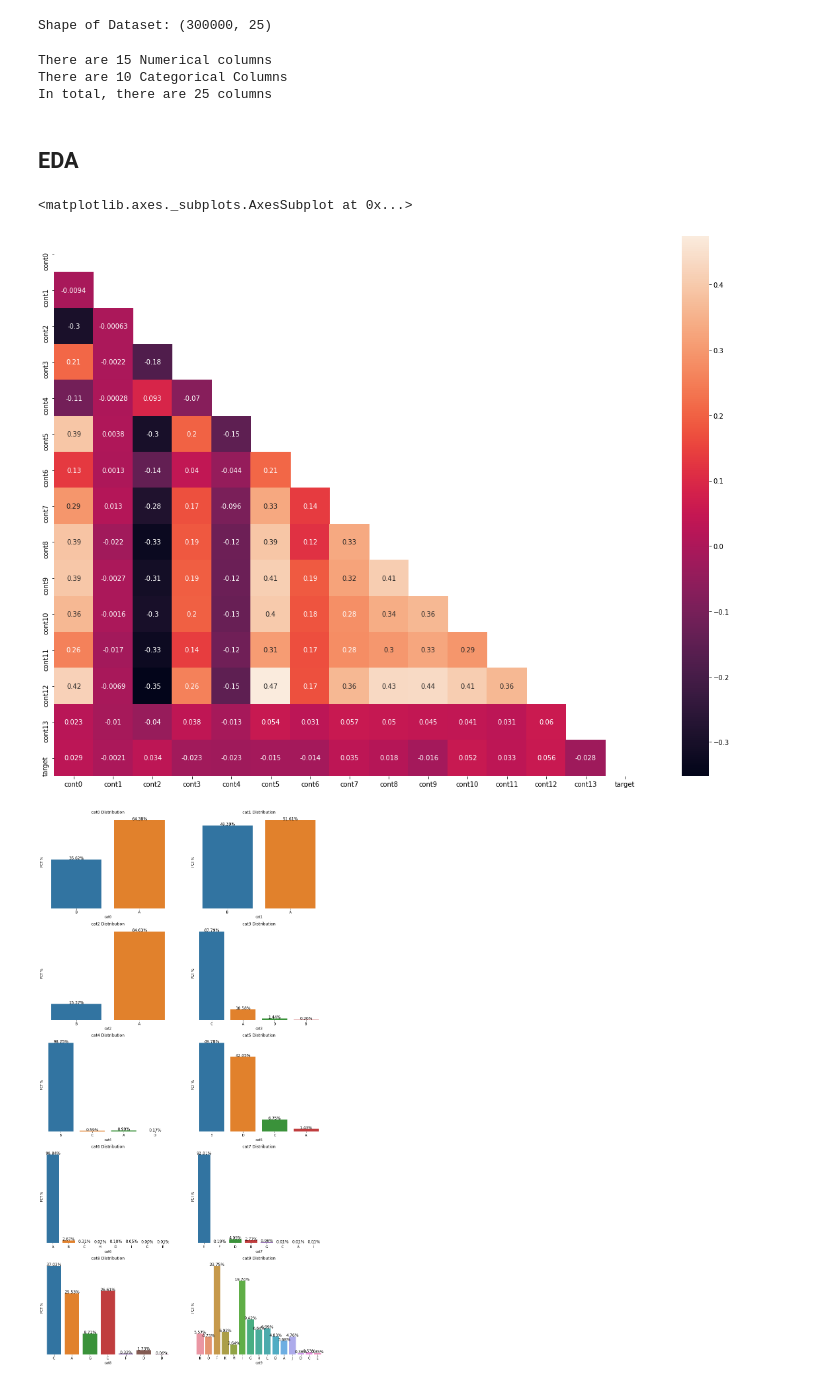
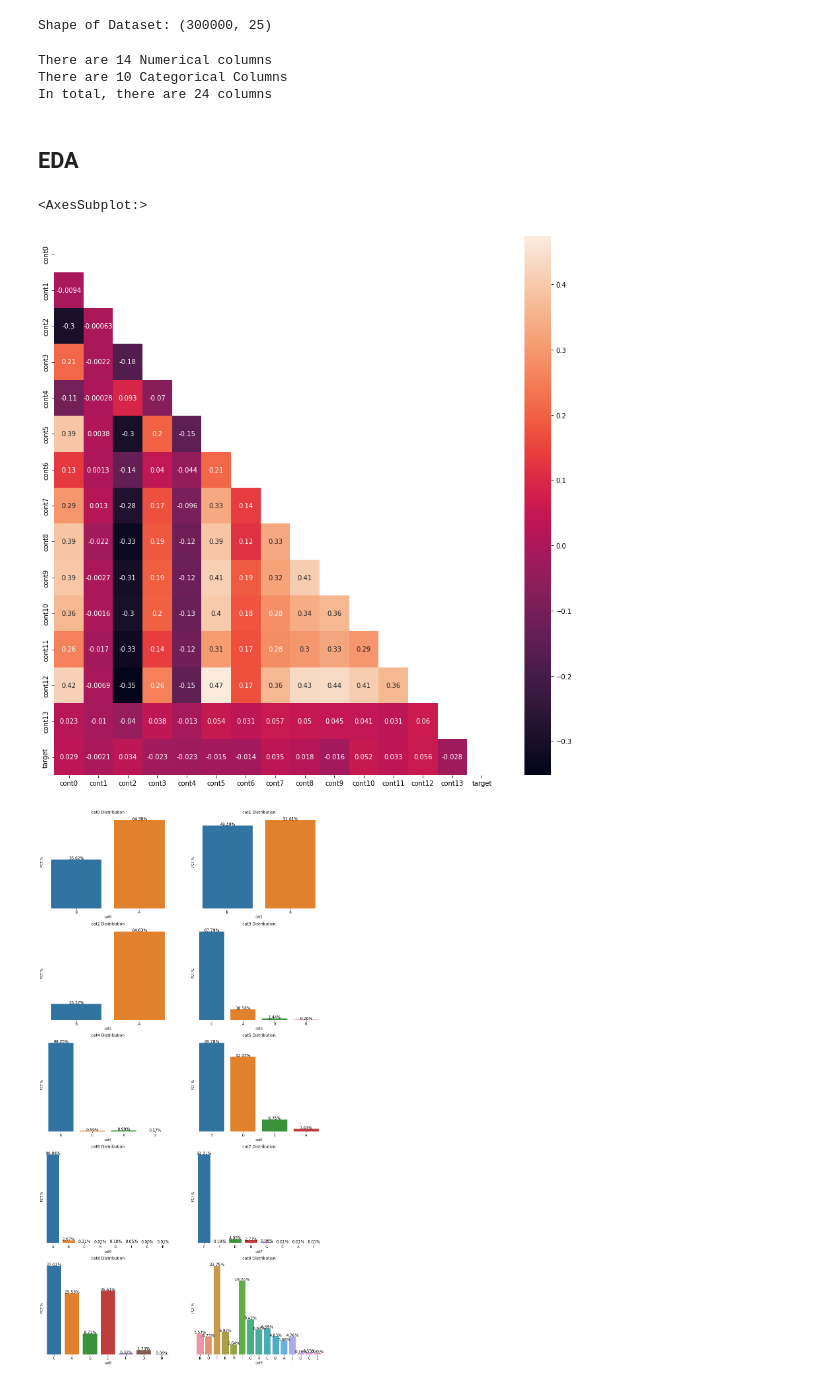
Before and after one commit to fouad89/30DaysofML-Kaggle, a Jupyter notebook: 30-days-of-ml-competition1/06_XGBoost new params.ipynb, the cells around one changed output. Saved outputs shown, nothing was run; the diff lists cells and outputs as text; code cells hidden in the pictures.

```diff
--- a/30-days-of-ml-competition1/06_XGBoost new params.ipynb
+++ b/30-days-of-ml-competition1/06_XGBoost new params.ipynb
@@ -36,9 +33,8 @@ import warnings
 warnings.simplefilter(action='ignore', category=Warning)
 # %%
 COMPETETION_PATH = "/content/drive/MyDrive/30-days-of-ml-competition1"
-TRAIN_DATA_PATH = "/content/drive/MyDrive/30-days-of-ml-competition1/data/train.csv"
-TEST_DATA_PATH = "/content/drive/MyDrive/30-days-of-ml-competition1/data/test.csv"
-OUTPUT_PATH = "/content/drive/MyDrive/30-days-of-ml-competition1/output"
+TRAIN_DATA_PATH = os.path.join("data", "train.csv")
+TEST_DATA_PATH = os.path.join("data", "test.csv")
 # %%
 def read_organise_data(train=TRAIN_DATA_PATH):
     """read the data from a path and splitting to features and target
@@ -62,26 +61,26 @@ def create_num_cols(df):
 def create_cat_cols(df):
     return [cname for cname in df.columns if (df[cname].dtypes=="object")]
 
-num_cnames = create_num_cols(df)
-cat_cnames = create_cat_cols(df)
+num_cnames = create_num_cols(X)
+cat_cnames = create_cat_cols(X)
 all_cnames = num_cnames + cat_cnames
 
 print(f"There are {len(num_cnames)} Numerical columns")
 print(f"There are {len(cat_cnames)} Categorical Columns")
 print(f"In total, there are {len(all_cnames)} columns")
 # %% [output]
-There are 15 Numerical columns
+There are 14 Numerical columns
 There are 10 Categorical Columns
-In total, there are 25 columns
+In total, there are 24 columns
 # %% [markdown]
 ## EDA
 # %%
-plt.figure(figsize=(20,15))
+plt.figure(figsize=(15,15))
 mask = np.triu(np.ones(df.corr().shape))
 sns.heatmap(df.corr(), annot=True, mask=mask)
 # %% [output]
-<matplotlib.axes._subplots.AxesSubplot at 0x...>
+<AxesSubplot:>
-[figure, old version]
+[figure, new version]
 # %%
 def count_plots_cat(df, num_rows=ceil(len(cat_cnames)/2),num_cols =2 , col_names=cat_cnames):
 
```
Also changed, not shown: parts of 28 cells of this notebook.
